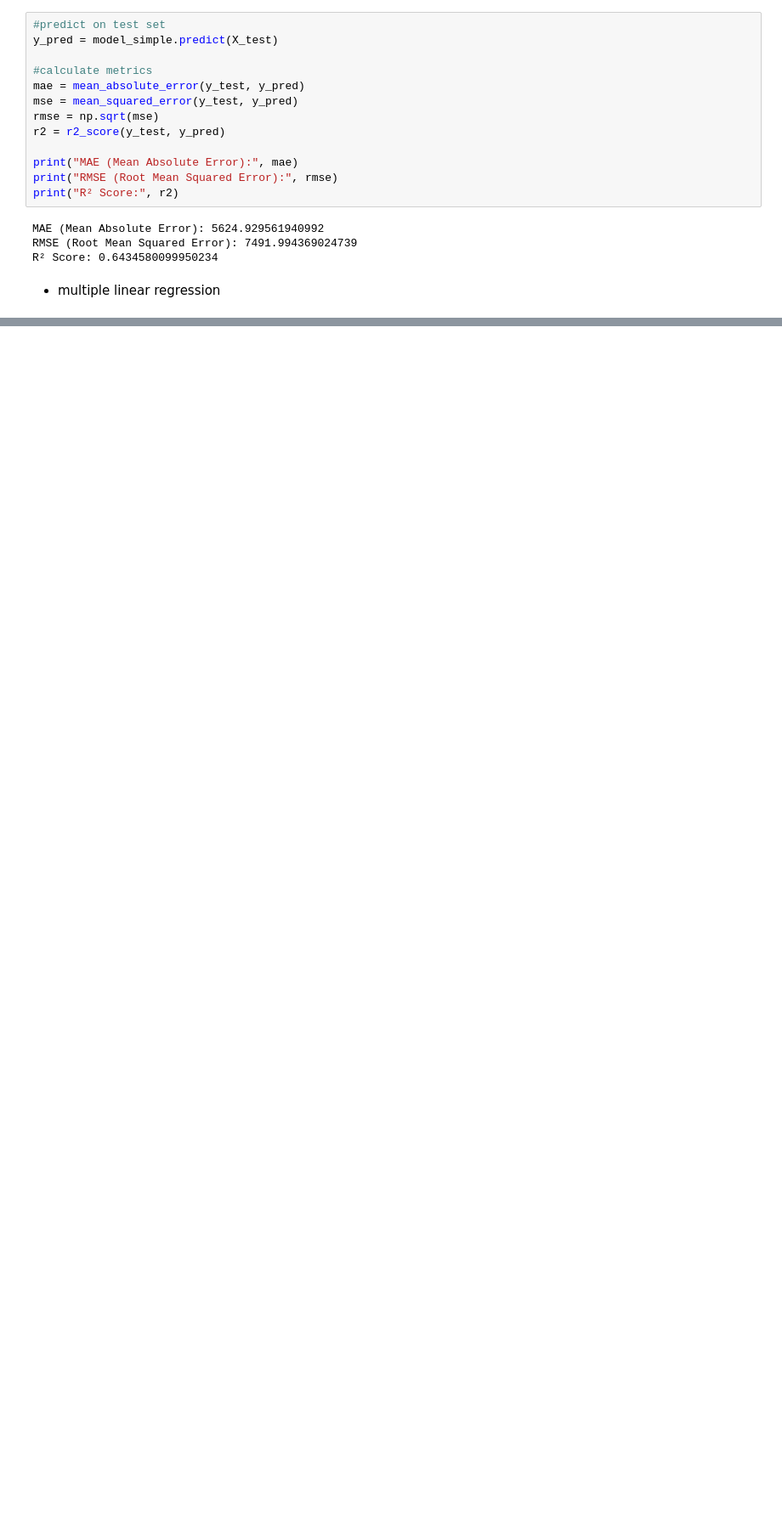
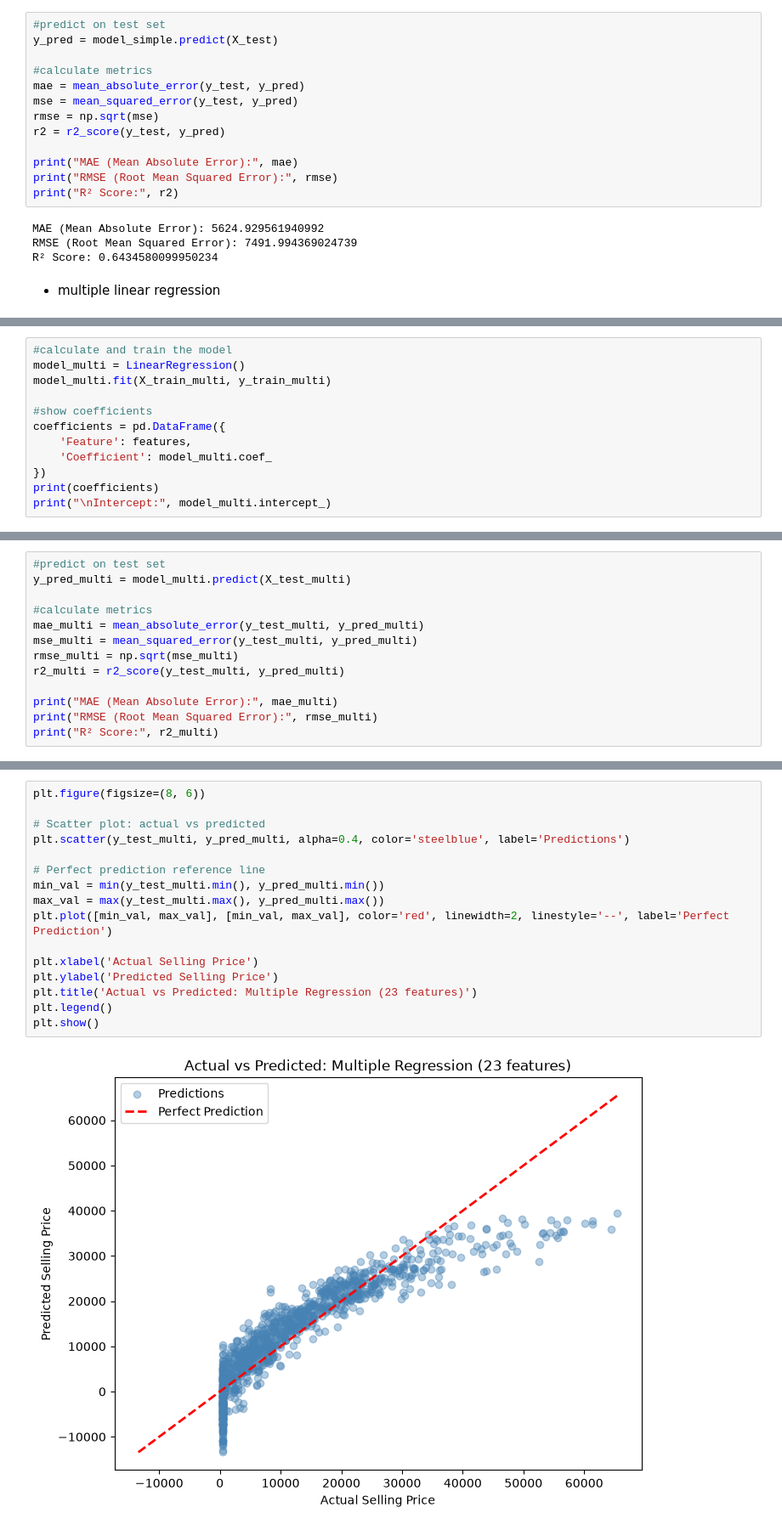
Before and after one commit to sihachaiwat/ML-CPE, a Jupyter notebook: LAB03/LAB3_code.ipynb, the cells around one changed output, grey strips where cells are left out. Shown at 85% size. Saved outputs shown, nothing was run; the diff lists cells and outputs as text; blank space fills up the shorter version.

Commit message:
LAB3 part1,multiple and predict selling price

```diff
--- a/LAB03/LAB3_code.ipynb
+++ b/LAB03/LAB3_code.ipynb
@@ -104,0 +129,12 @@ R² Score: 0.6434580099950234
+# %%
+#calculate and train the model
+model_multi = LinearRegression()
+model_multi.fit(X_train_multi, y_train_multi)
+
+#show coefficients
+coefficients = pd.DataFrame({
+    'Feature': features,
+    'Coefficient': model_multi.coef_
+})
+print(coefficients)
+print("\nIntercept:", model_multi.intercept_)
@@ -104,0 +159,13 @@ R² Score: 0.6434580099950234
+# %%
+#predict on test set
+y_pred_multi = model_multi.predict(X_test_multi)
+
+#calculate metrics
+mae_multi = mean_absolute_error(y_test_multi, y_pred_multi)
+mse_multi = mean_squared_error(y_test_multi, y_pred_multi)
+rmse_multi = np.sqrt(mse_multi)
+r2_multi = r2_score(y_test_multi, y_pred_multi)
+
+print("MAE (Mean Absolute Error):", mae_multi)
+print("RMSE (Root Mean Squared Error):", rmse_multi)
+print("R² Score:", r2_multi)
@@ -104,0 +178,18 @@ R² Score: 0.6434580099950234
+# %%
+plt.figure(figsize=(8, 6))
+
+# Scatter plot: actual vs predicted
+plt.scatter(y_test_multi, y_pred_multi, alpha=0.4, color='steelblue', label='Predictions')
+
+# Perfect prediction reference line
+min_val = min(y_test_multi.min(), y_pred_multi.min())
+max_val = max(y_test_multi.max(), y_pred_multi.max())
+plt.plot([min_val, max_val], [min_val, max_val], color='red', linewidth=2, linestyle='--', label='Perfect Prediction')
+
+plt.xlabel('Actual Selling Price')
+plt.ylabel('Predicted Selling Price')
+plt.title('Actual vs Predicted: Multiple Regression (23 features)')
+plt.legend()
+plt.show()
+# %% [output]
+[figure, added]
```
Also changed, not shown: parts of 6 cells of this notebook.
